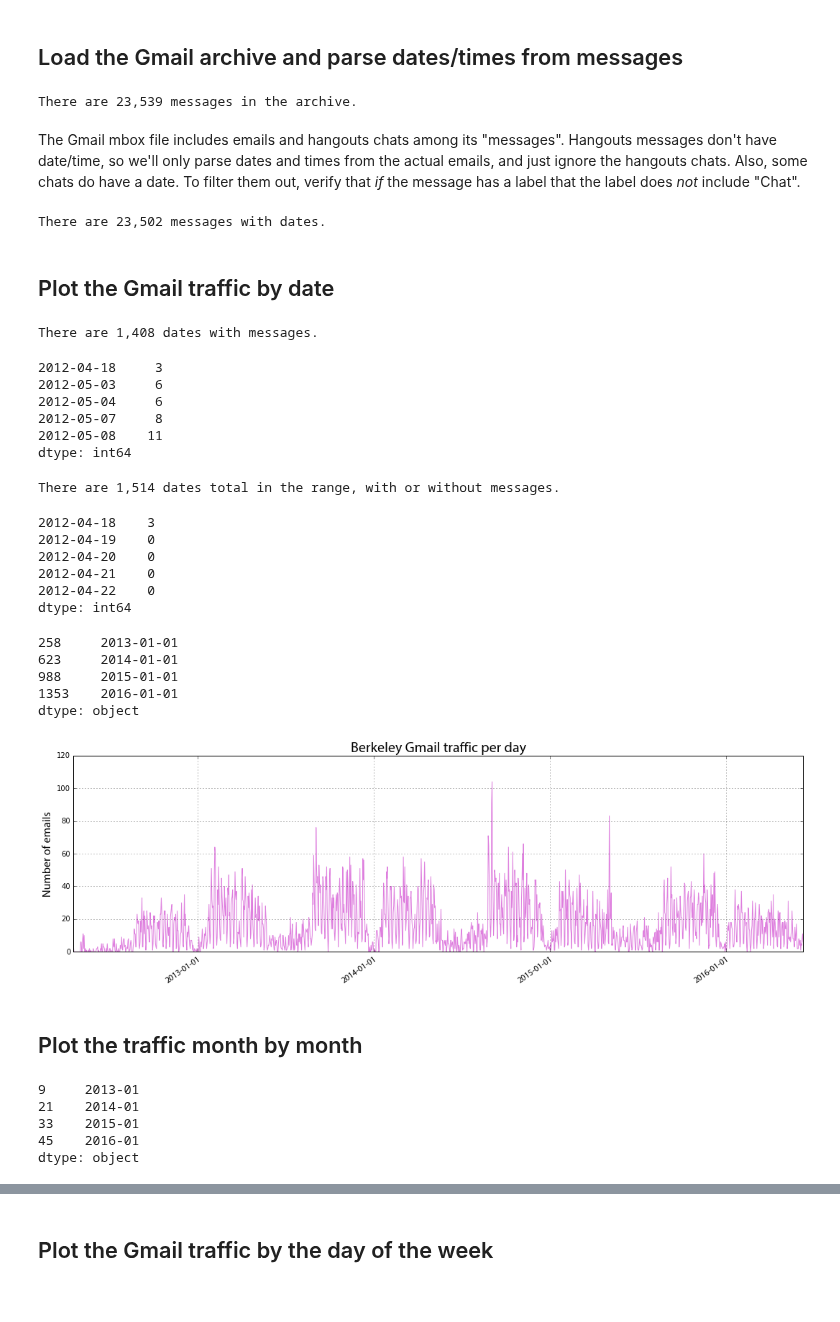
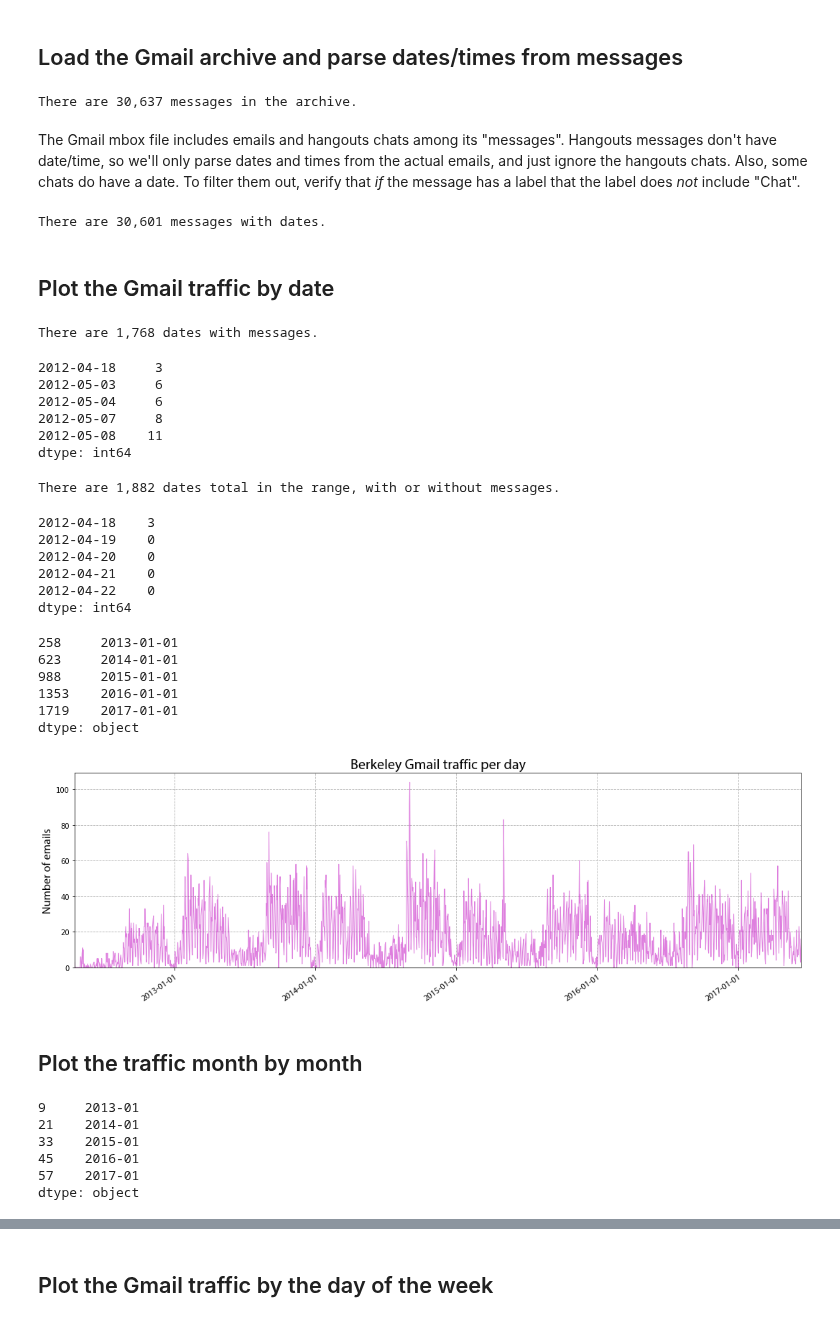
Before and after one commit to gboeing/data-visualization, a Jupyter notebook: gmail-inbox-analysis/gmail-inbox-analysis-berkeley.ipynb, the cells around one changed output, grey strips where cells are left out. Saved outputs shown, nothing was run; the diff lists cells and outputs as text; code cells hidden in the pictures.

```diff
--- a/gmail-inbox-analysis/gmail-inbox-analysis-berkeley.ipynb
+++ b/gmail-inbox-analysis/gmail-inbox-analysis-berkeley.ipynb
@@ -19,11 +19,11 @@ ticks_font = fm.FontProperties(family=family, style='normal', size=12, weight='n
 ## Load the Gmail archive and parse dates/times from messages
 # %%
 # load the mbox file
-path = 'gmail-berkeley.mbox'
+path = 'bmail.mbox'
 mbox = mailbox.mbox(path)
 print('There are {:,} messages in the archive.'.format(len(mbox)))
 # %% [output]
-There are 23,539 messages in the archive.
+There are 30,637 messages in the archive.
 # %% [markdown]
 The Gmail mbox file includes emails and hangouts chats among its "messages". Hangouts messages don't have date/time, so we'll only parse dates and times from the actual emails, and just ignore the hangouts chats. Also, some chats do have a date. To filter them out, verify that *if* the message has a label that the label does *not* include "Chat".
 # %%
@@ -42,7 +42,7 @@ for message in mbox:
         pass
 print('There are {:,} messages with dates.'.format(len(all_dates)))
 # %% [output]
-There are 23,502 messages with dates.
+There are 30,601 messages with dates.
 # %% [markdown]
 ## Plot the Gmail traffic by date
 # %%
@@ -51,7 +51,7 @@ date_counts = pd.Series(all_dates).value_counts().sort_index()
 print('There are {:,} dates with messages.'.format(len(date_counts)))
 date_counts.head()
 # %% [output]
-There are 1,408 dates with messages.
+There are 1,768 dates with messages.
 2012-04-18     3
 2012-05-03     6
 2012-05-04     6
@@ -67,7 +67,7 @@ date_counts = date_counts.reindex(index, fill_value=0)
 print('There are {:,} dates total in the range, with or without messages.'.format(len(date_counts)))
 date_counts.head()
 # %% [output]
-There are 1,514 dates total in the range, with or without messages.
+There are 1,882 dates total in the range, with or without messages.
 2012-04-18    3
 2012-04-19    0
 2012-04-20    0
@@ -84,23 +84,25 @@ xlabels.head()
 623     2014-01-01
 988     2015-01-01
 1353    2016-01-01
+1719    2017-01-01
 dtype: object
 # %%
 # plot the counts per day
 fig = plt.figure(figsize=[15, 5])
 ax = date_counts.plot(kind='line', linewidth=1, alpha=0.5, color='m')
 
-ax.grid(True)
+ax.set_ylim(bottom=0)
+ax.grid(True, linestyle='--')
 ax.set_xticks(xlabels.index)
 ax.set_xticklabels(xlabels, rotation=35, rotation_mode='anchor', ha='right', fontproperties=ticks_font)
 ax.set_ylabel('Number of emails', fontproperties=label_font)
 ax.set_title('Berkeley Gmail traffic per day', fontproperties=title_font)
 
 fig.tight_layout()
 fig.savefig('images/gmail-traffic-day-berkeley.png', dpi=96)
 plt.show()
 # %% [output]
-[figure, old version]
+[figure, new version]
 # %% [markdown]
 ## Plot the traffic month by month
 # %%
@@ -123,6 +125,7 @@ xlabels.head()
 21    2014-01
 33    2015-01
 45    2016-01
+57    2017-01
 dtype: object
 # %%
 # plot the counts per month
```
Also changed, not shown: parts of 5 cells of this notebook, 11 other files.
